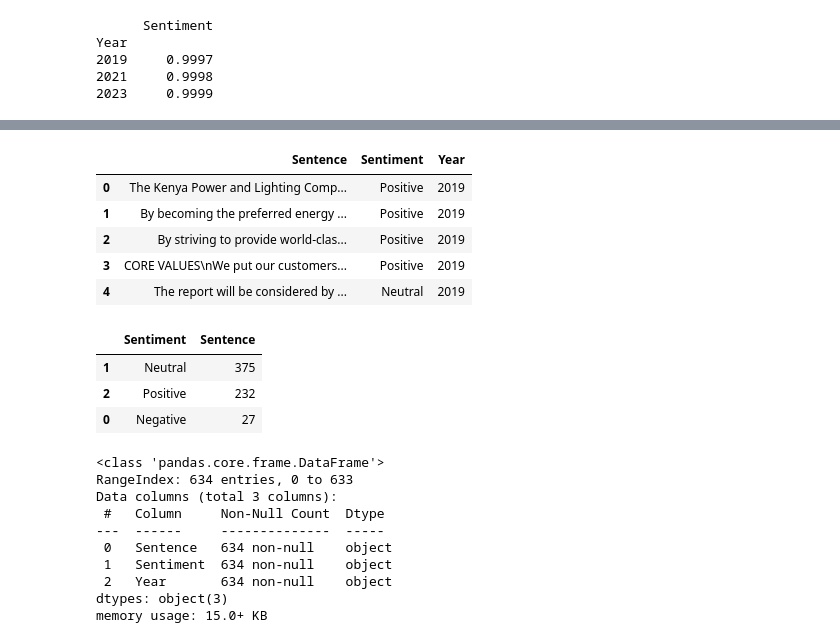
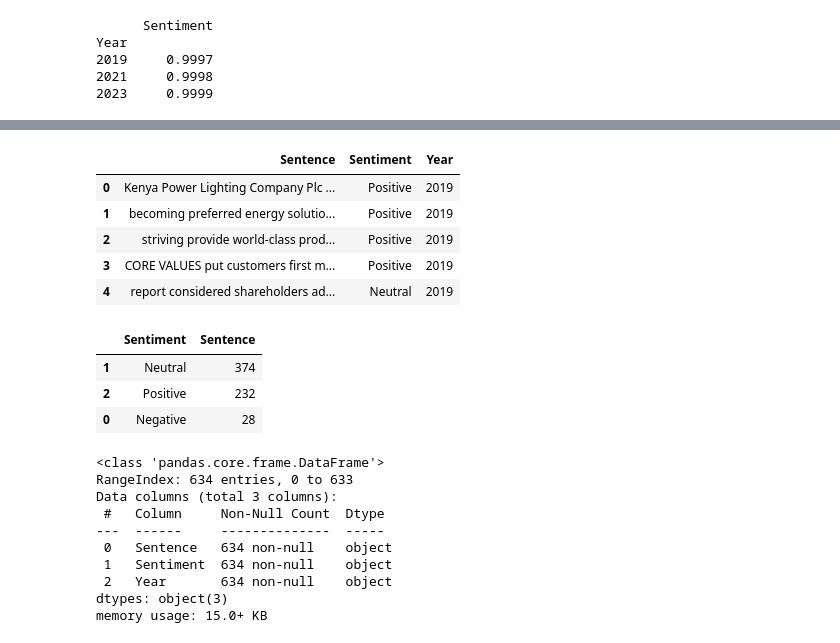
Before and after one commit to LubangaD/Stockanalysis, a Jupyter notebook: 169240_L_Derrick_DSA8203_CAT2.ipynb, the cells around one changed output, grey strips where cells are left out. Drawn from its saved outputs; the diff is of its cells as text; code cells hidden in the pictures.

```diff
--- a/169240_L_Derrick_DSA8203_CAT2.ipynb
+++ b/169240_L_Derrick_DSA8203_CAT2.ipynb
@@ -465,3 +465,17 @@ Year
 2019     0.9997
 2021     0.9998
 2023     0.9999
+# %%
+from nltk.corpus import stopwords
+
+# Assuming 'Sentence' is the column containing text data in your DataFrame
+stop_words = set(stopwords.words('english'))
+
+# Function to remove stopwords from a sentence
+def remove_stopwords(sentence):
+    words = sentence.split()
+    filtered_words = [word for word in words if word.lower() not in stop_words]
+    return ' '.join(filtered_words)
+
+# Apply the function to the 'Sentence' column
+sentiment_df['Sentence_without_stopwords'] = sentiment_df['Sentence'].apply(remove_stopwords)
@@ -468,53 +491,56 @@ Year
 # %%
 # Define a function to perform sentiment analysis using NLTK's Vader
-def analyze_sentiment_vader(text):
+def analyze_sentiment_vader(sentence):
     analyzer = SentimentIntensityAnalyzer()
-    scores = analyzer.polarity_scores(text)
+    scores = analyzer.polarity_scores(sentence)
     compound_score = scores['compound']
     if compound_score >= 0.05:
         return 'Positive'
     elif compound_score <= -0.05:
         return 'Negative'
     else:
         return 'Neutral'
 
 # Create a new DataFrame to store sentence-level results
 sentiment_df = pd.DataFrame(columns=['Sentence', 'Sentiment', 'Year'])
 
 # Iterate through each row, tokenize the text into sentences, and perform sentiment analysis
 for index, row in df.iterrows():
     text = row['Text']
     year = row['Year']
 
     # Tokenize the text into sentences
     sentences = sent_tokenize(text)
 
     # Perform sentiment analysis for each sentence
     for sentence in sentences:
+        # Remove stopwords
+        sentence_without_stopwords = remove_stopwords(sentence)
+
         # Perform sentiment analysis using NLTK's Vader
-        sentiment_vader = analyze_sentiment_vader(sentence)
+        sentiment_vader = analyze_sentiment_vader(sentence_without_stopwords)
 
         # Append the results to the new DataFrame
-        sentiment_df = sentiment_df.append({'Sentence': sentence, 'Sentiment': sentiment_vader, 'Year': year}, ignore_index=True)
+        sentiment_df = sentiment_df.append({'Sentence': sentence_without_stopwords, 'Sentiment': sentiment_vader, 'Year': year}, ignore_index=True)
 
 # Display the resulting DataFrame
 sentiment_df.head()
 # %% [output]
 |  | Sentence | Sentiment | Year |
-| 0 | The Kenya Power and Lighting Comp... | Positive | 2019 |
-| 1 | By becoming the preferred energy ... | Positive | 2019 |
-| 2 | By striving to provide world-clas... | Positive | 2019 |
-| 3 | CORE VALUES\nWe put our customers... | Positive | 2019 |
-| 4 | The report will be considered by ... | Neutral | 2019 |
+| 0 | Kenya Power Lighting Company Plc ... | Positive | 2019 |
+| 1 | becoming preferred energy solutio... | Positive | 2019 |
+| 2 | striving provide world-class prod... | Positive | 2019 |
+| 3 | CORE VALUES put customers first m... | Positive | 2019 |
+| 4 | report considered shareholders ad... | Neutral | 2019 |
 # %%
 #Distribution of Sentiments
 temp = sentiment_df.groupby('Sentiment').count()['Sentence'].reset_index().sort_values(by='Sentence',ascending=False)
 temp.style.background_gradient(cmap='Purples')
 # %% [output]
 |  | Sentiment | Sentence |
-| 1 | Neutral | 375 |
+| 1 | Neutral | 374 |
 | 2 | Positive | 232 |
-| 0 | Negative | 27 |
+| 0 | Negative | 28 |
 # %%
 sentiment_df.info()
 # %% [output]
```
Also changed, not shown: parts of 11 cells of this notebook.
